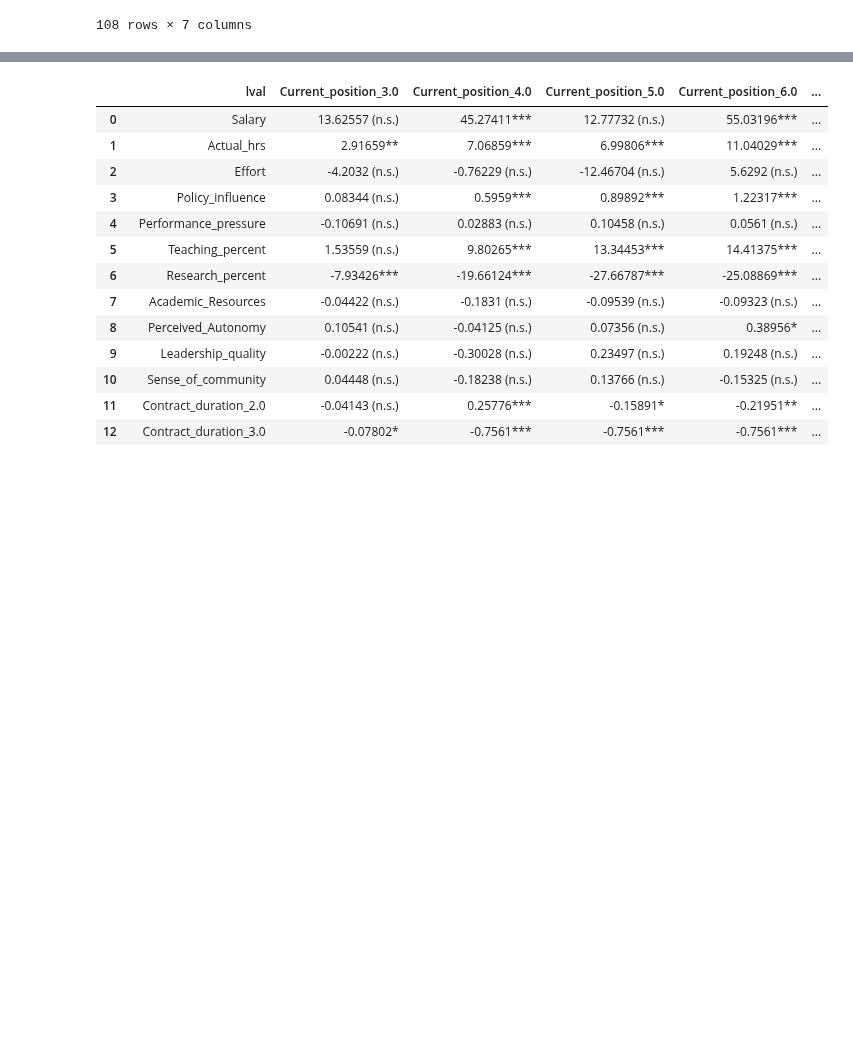
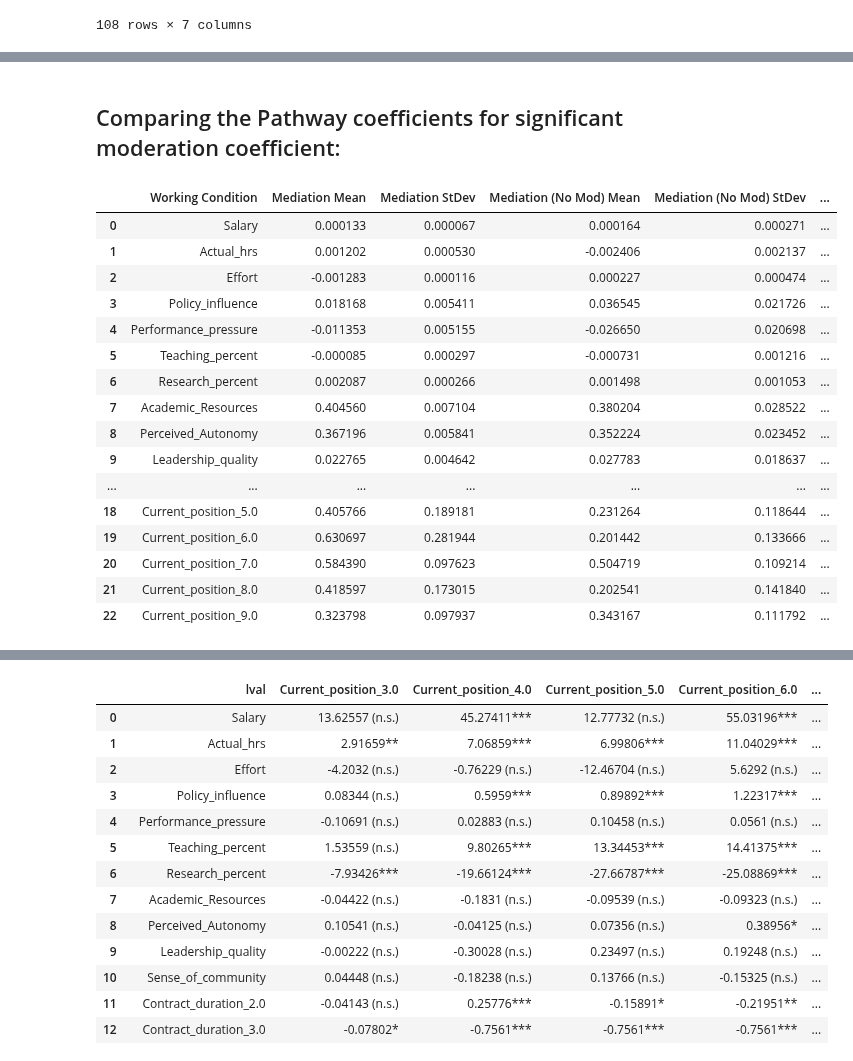
Before and after one commit to AndreiAf02/Job-Satisfaction, a Jupyter notebook: Job_Satisfaction_AT_Seniority.ipynb, the cells around one changed output, grey strips where cells are left out. Cells and saved outputs as stored; diff of their text form; code cells hidden in the pictures; blank space fills up the shorter version.

```diff
--- a/Job_Satisfaction_AT_Seniority.ipynb
+++ b/Job_Satisfaction_AT_Seniority.ipynb
@@ -1011,0 +1136,4 @@ ins[ins['p-value']<0.05]
+# %%
+ins_no_mod = model_no_mod.inspect()
+print(ins_no_mod)
+ins.to_csv('AT_No_Mod_Model_Parameter_Values.csv')
@@ -1012,3 +1158,69 @@ ins[ins['p-value']<0.05]
+# %% [markdown]
+## Comparing the Pathway coefficients for significant moderation coefficient:
+# %%
+Moderation_comparison_df = pd.DataFrame()
+
+med_mean = []
+med_std = []
+med_no_mod_mean = []
+med_no_mod_std = []
+significance = []
+significance_difference = []
+for work_cond in Working_condition_cols+Current_position_dummy_cols:
+    WC_JS_mean = float(ins['Estimate'][(ins['rval']==work_cond) & (ins['lval']=='Job_satisfaction')].iloc[0])
+    WC_JS_std = float(ins['Std. Err'][(ins['rval']==work_cond) & (ins['lval']=='Job_satisfaction')].iloc[0])
+    WC_JS_no_mod_mean = float(ins_no_mod['Estimate'][(ins_no_mod['rval']==work_cond) & (ins_no_mod['lval']=='Job_satisfaction')].iloc[0])
+    WC_JS_no_mod_std = float(ins_no_mod['Std. Err'][(ins_no_mod['rval']==work_cond) & (ins_no_mod['lval']=='Job_satisfaction')].iloc[0])
+    med_mean.append(WC_JS_mean)
+    med_std.append(WC_JS_std)
+    med_no_mod_mean.append(WC_JS_no_mod_mean)
+    med_no_mod_std.append(WC_JS_no_mod_std)
+
+    ## Checking for significance:
+    med_lbound = WC_JS_mean - 1.96*WC_JS_std
+    med_ubound = WC_JS_mean + 1.96*WC_JS_std
+
+    med_no_mod_lbound = WC_JS_no_mod_mean - 1.96*WC_JS_no_mod_std
+    med_no_mod_ubound = WC_JS_no_mod_mean + 1.96*WC_JS_no_mod_std
+
+    if med_lbound <=0 and med_ubound >=0:
+      significance.append('Not Significant')
+    else:
+      significance.append('Significant')
+
+    ## Checking if the difference between moderated and non-moderated models is significance:
+    if med_lbound > med_no_mod_ubound or med_ubound < med_no_mod_lbound:
+      significance_difference.append('Significant')
+    else:
+      significance_difference.append('Not Significant')
+
+Moderation_comparison_df['Working Condition'] = Working_condition_cols+Current_position_dummy_cols
+Moderation_comparison_df['Mediation Mean'] = med_mean
+Moderation_comparison_df['Mediation StDev'] = med_std
+Moderation_comparison_df['Mediation (No Mod) Mean'] = med_no_mod_mean
+Moderation_comparison_df['Mediation (No Mod) StDev'] = med_no_mod_std
+# Moderation_comparison_df['Mediation Significance'] = significance
+Moderation_comparison_df['Moderation Significance'] = significance_difference
+
+Moderation_comparison_df
+# %% [output]
+|  | Working Condition | Mediation Mean | Mediation StDev | Mediation (No Mod) Mean | Mediation (No Mod) StDev | ... |
+| 0 | Salary | 0.000133 | 0.000067 | 0.000164 | 0.000271 | ... |
+| 1 | Actual_hrs | 0.001202 | 0.000530 | -0.002406 | 0.002137 | ... |
+| 2 | Effort | -0.001283 | 0.000116 | 0.000227 | 0.000474 | ... |
+| 3 | Policy_influence | 0.018168 | 0.005411 | 0.036545 | 0.021726 | ... |
+| 4 | Performance_pressure | -0.011353 | 0.005155 | -0.026650 | 0.020698 | ... |
+| 5 | Teaching_percent | -0.000085 | 0.000297 | -0.000731 | 0.001216 | ... |
+| 6 | Research_percent | 0.002087 | 0.000266 | 0.001498 | 0.001053 | ... |
+| 7 | Academic_Resources | 0.404560 | 0.007104 | 0.380204 | 0.028522 | ... |
+| 8 | Perceived_Autonomy | 0.367196 | 0.005841 | 0.352224 | 0.023452 | ... |
+| 9 | Leadership_quality | 0.022765 | 0.004642 | 0.027783 | 0.018637 | ... |
+| ... | ... | ... | ... | ... | ... | ... |
+| 18 | Current_position_5.0 | 0.405766 | 0.189181 | 0.231264 | 0.118644 | ... |
+| 19 | Current_position_6.0 | 0.630697 | 0.281944 | 0.201442 | 0.133666 | ... |
+| 20 | Current_position_7.0 | 0.584390 | 0.097623 | 0.504719 | 0.109214 | ... |
+| 21 | Current_position_8.0 | 0.418597 | 0.173015 | 0.202541 | 0.141840 | ... |
+| 22 | Current_position_9.0 | 0.323798 | 0.097937 | 0.343167 | 0.111792 | ... |
 # %%
 significance = []
 
```
Also changed, not shown: parts of 32 cells of this notebook.
